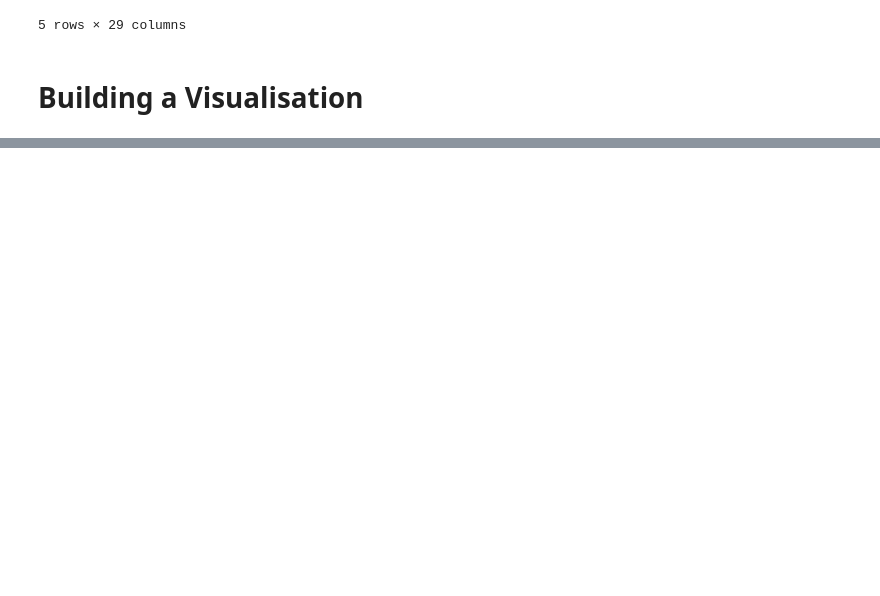
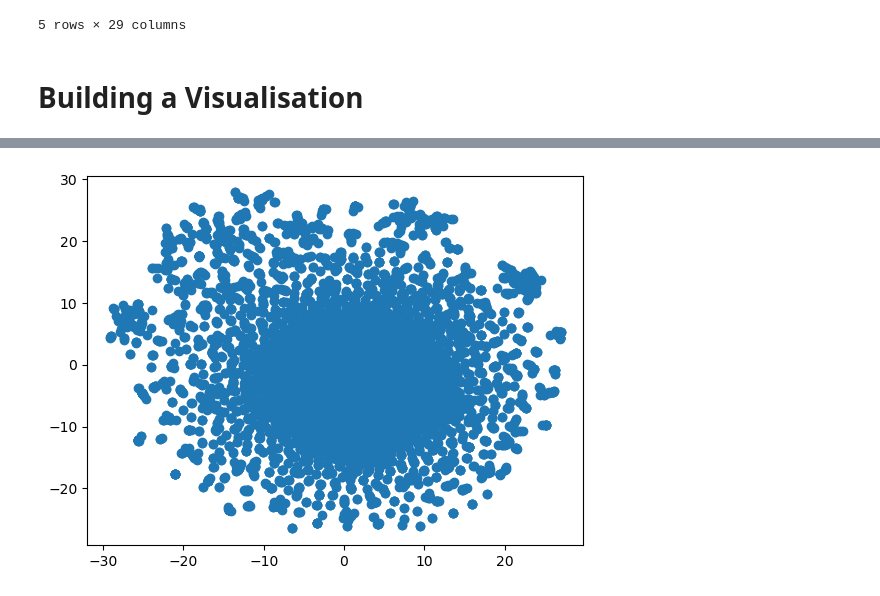
Before and after one commit to alex1031/tweet_analysis, a Jupyter notebook: visualisation.ipynb, the cells around one changed output, grey strips where cells are left out. Cells and saved outputs as stored; diff of their text form; code cells hidden in the pictures; blank space fills up the shorter version.

```diff
--- a/visualisation.ipynb
+++ b/visualisation.ipynb
@@ -91,0 +75,10 @@ tweets[tweets["most_important_word"] == "2nd"]
+# %%
+from sklearn.manifold import TSNE
+
+tsne = TSNE(n_components=2, random_state=42)
+tsne_result = tsne.fit_transform(matrix.toarray())
+
+plt.scatter(tsne_result[:,0], tsne_result[:,1])
+plt.show()
+# %% [output]
+[figure, added]
```
Also changed, not shown: parts of 6 cells of this notebook, 3 other files.
